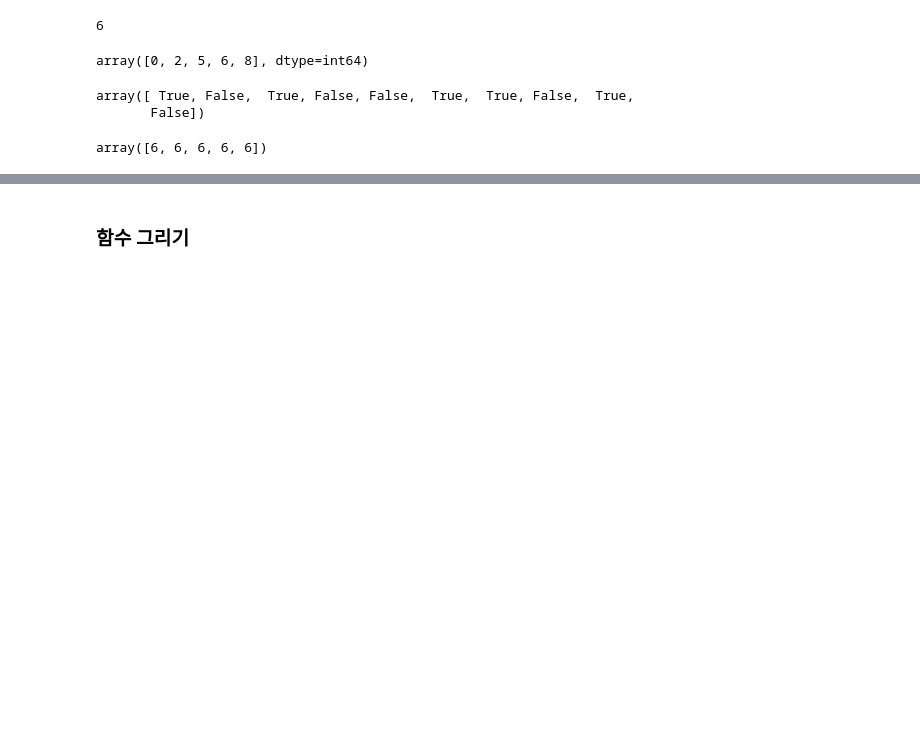
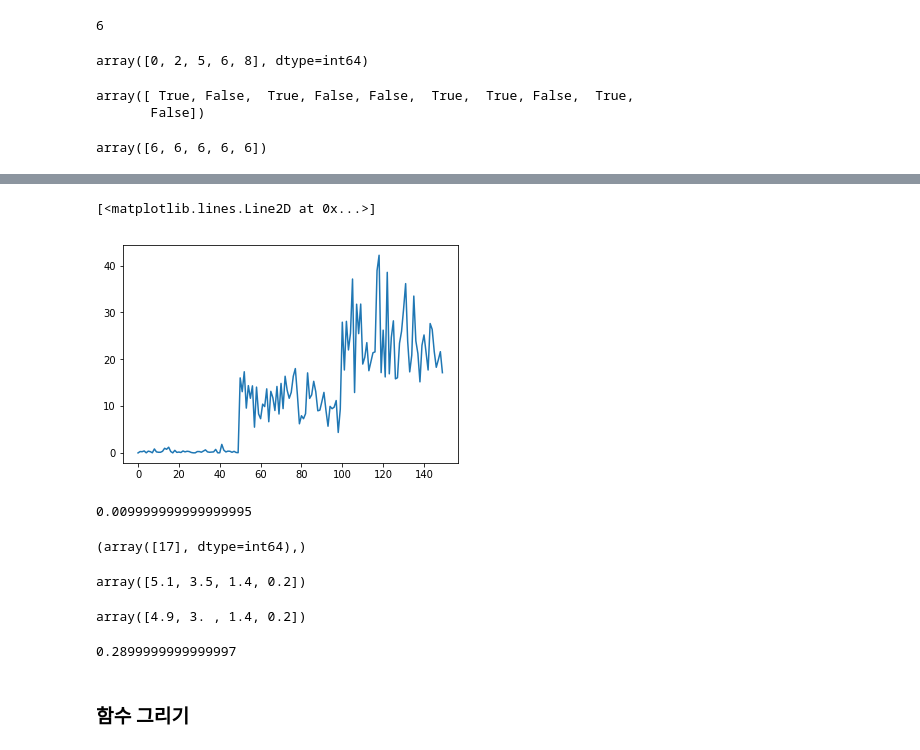
Before and after one commit to gubosd/lecture12, a Jupyter notebook: 데이터분석/02_numpy_06_함수.ipynb, the cells around one changed output, grey strips where cells are left out. Drawn from its saved outputs; the diff is of its cells as text; code cells hidden in the pictures; blank space fills up the shorter version.

```diff
--- a/데이터분석/02_numpy_06_함수.ipynb
+++ b/데이터분석/02_numpy_06_함수.ipynb
@@ -375,2 +385,32 @@ array([6, 6, 6, 6, 6])
+# %%
+iris_labels = ['Iris-setosa', 'Iris-versicolor', 'Iris-virginica']
+
+iris = np.loadtxt('iris.csv', delimiter=',', skiprows=1, usecols=[0,1,2,3])
+# %%
+distance = ((iris - iris[0])**2).sum(axis=1)
+# %%
+plt.plot(distance)
+# %% [output]
+[<matplotlib.lines.Line2D at 0x...>]
+[figure, added]
+# %%
+m = distance[1:].min()
+m
+# %% [output]
+0.009999999999999995
+# %%
+np.where(distance==m)
+# %% [output]
+(array([17], dtype=int64),)
+# %%
+display(iris[0], iris[1])
+# %% [output]
+array([5.1, 3.5, 1.4, 0.2])
+array([4.9, 3. , 1.4, 0.2])
+# %%
+차이 = (5.1-4.9)**2 + (3.5-3)**2 + (1.4-1.4)**2 + (0.2-0.2)**2
+차이 # ((iris[0]-iris[1])**2).sum()
+# %% [output]
+0.2899999999999997
 # %% [markdown]
 ### 함수 그리기
```
Also changed, not shown: parts of 22 cells of this notebook.
